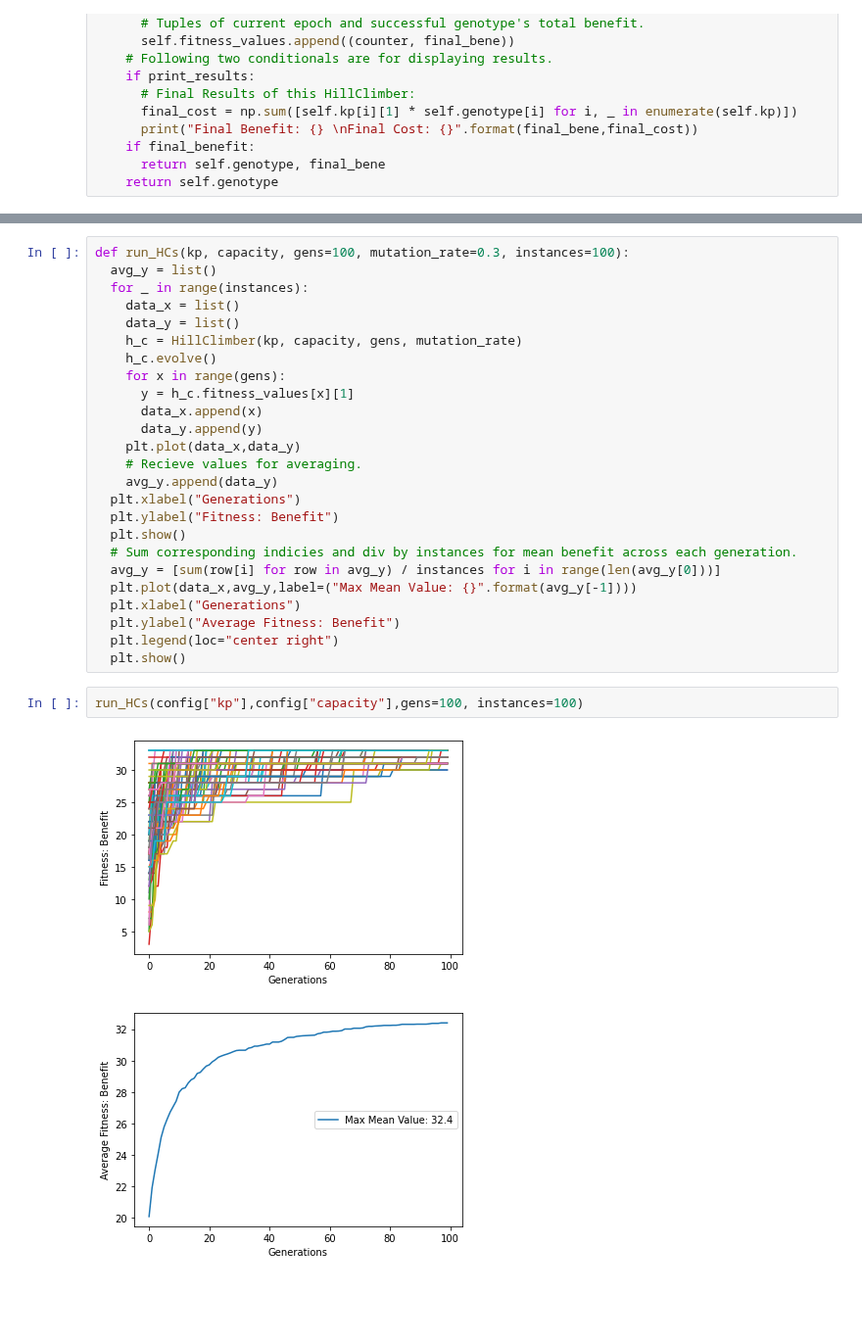
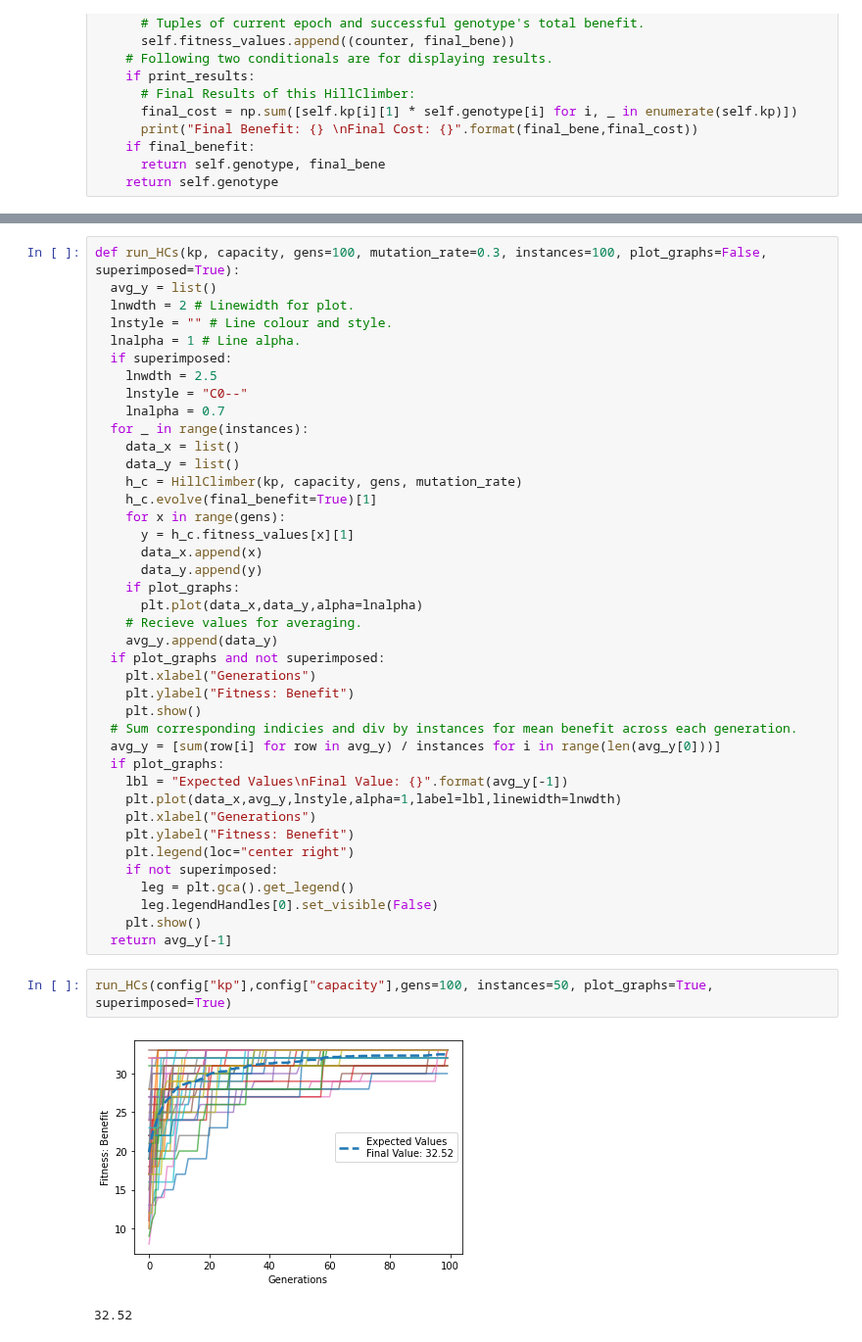
Before and after one commit to LordLean/Acquired-Intelligence-Adaptive-Behaviour, a Jupyter notebook: AIAB_Labs/hillclimber.ipynb, the cells around one changed output, grey strips where cells are left out. Shown at 98% size. Cells and saved outputs as stored; diff of their text form; blank space fills up the shorter version.

```diff
--- a/AIAB_Labs/hillclimber.ipynb
+++ b/AIAB_Labs/hillclimber.ipynb
@@ -131,32 +132,47 @@ Final Benefit: 31
 Final Cost: 19
 (array([1, 1, 0, 0, 0, 0, 0, 1, 1, 1]), 31)
 # %%
-def run_HCs(kp, capacity, gens=100, mutation_rate=0.3, instances=100):
+def run_HCs(kp, capacity, gens=100, mutation_rate=0.3, instances=100, plot_graphs=False, superimposed=True):
   avg_y = list()
+  lnwdth = 2 # Linewidth for plot.
+  lnstyle = "" # Line colour and style.
+  lnalpha = 1 # Line alpha.
+  if superimposed:
+    lnwdth = 2.5
+    lnstyle = "C0--"
+    lnalpha = 0.7
   for _ in range(instances):
     data_x = list()
     data_y = list()
     h_c = HillClimber(kp, capacity, gens, mutation_rate)
-    h_c.evolve()
+    h_c.evolve(final_benefit=True)[1]
     for x in range(gens):
       y = h_c.fitness_values[x][1]
       data_x.append(x)
       data_y.append(y)
-    plt.plot(data_x,data_y)
+    if plot_graphs:
+      plt.plot(data_x,data_y,alpha=lnalpha)
     # Recieve values for averaging.
     avg_y.append(data_y)
-  plt.xlabel("Generations")
-  plt.ylabel("Fitness: Benefit")
-  plt.show()
+  if plot_graphs and not superimposed:
+    plt.xlabel("Generations")
+    plt.ylabel("Fitness: Benefit")
+    plt.show()
   # Sum corresponding indicies and div by instances for mean benefit across each generation.
   avg_y = [sum(row[i] for row in avg_y) / instances for i in range(len(avg_y[0]))]
-  plt.plot(data_x,avg_y,label=("Max Mean Value: {}".format(avg_y[-1])))
-  plt.xlabel("Generations")
-  plt.ylabel("Average Fitness: Benefit")
-  plt.legend(loc="center right")
-  plt.show()
+  if plot_graphs:
+    lbl = "Expected Values\nFinal Value: {}".format(avg_y[-1])
+    plt.plot(data_x,avg_y,lnstyle,alpha=1,label=lbl,linewidth=lnwdth)
+    plt.xlabel("Generations")
+    plt.ylabel("Fitness: Benefit")
+    plt.legend(loc="center right")
+    if not superimposed:
+      leg = plt.gca().get_legend()
+      leg.legendHandles[0].set_visible(False)
+    plt.show()
+  return avg_y[-1]
 # %%
-run_HCs(config["kp"],config["capacity"],gens=100, instances=100)
+run_HCs(config["kp"],config["capacity"],gens=100, instances=50, plot_graphs=True, superimposed=True)
 # %% [output]
-[figure, old version]
+[figure, new version]
-[figure, removed]
+32.52
```
Also changed, not shown: parts of 9 cells of this notebook.
